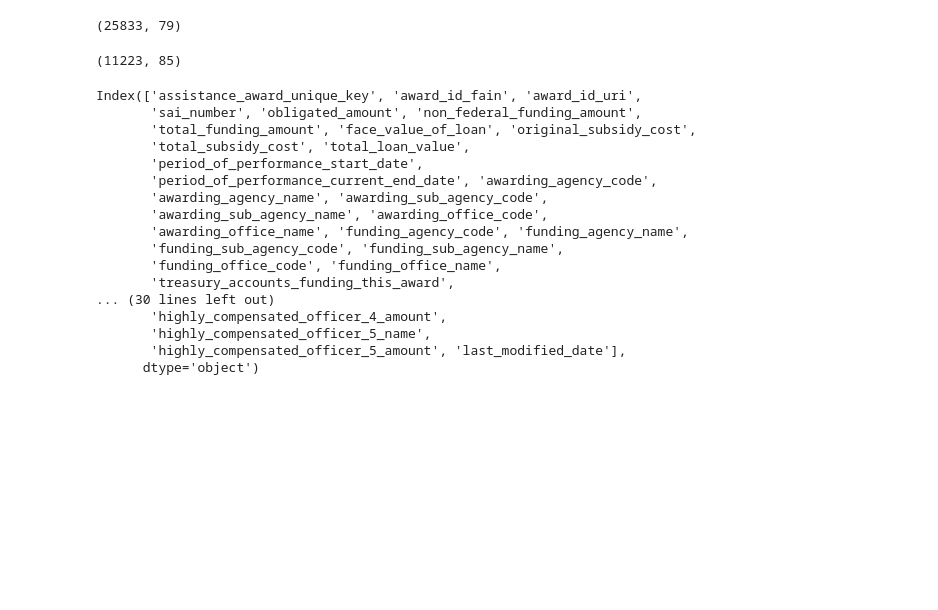
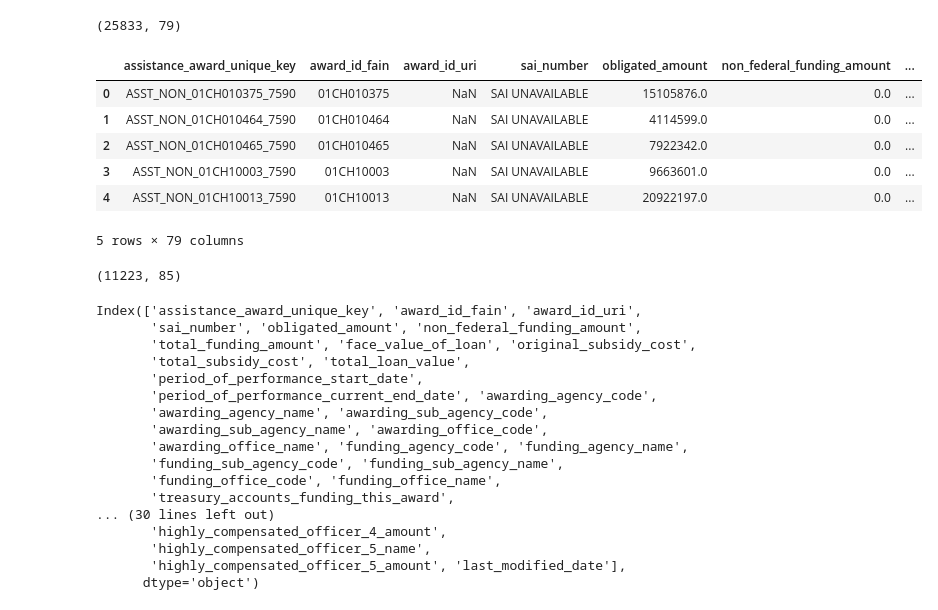
Before and after one commit to pdebree/CS506-Project, a Jupyter notebook: usaspending_cleaning.ipynb, the cells around one changed output. Saved outputs shown, nothing was run; the diff lists cells and outputs as text; code cells hidden in the pictures; blank space fills up the shorter version.

```diff
--- a/usaspending_cleaning.ipynb
+++ b/usaspending_cleaning.ipynb
@@ -8,6 +8,16 @@ sub_unpro = pd.read_csv("data_119/all_assistance_subawards_1.csv")
 prime_unpro.shape
 # %% [output]
 (25833, 79)
+# %%
+prime_unpro.head()
+# %% [output]
+|  | assistance_award_unique_key | award_id_fain | award_id_uri | sai_number | obligated_amount | non_federal_funding_amount | ... |
+| 0 | ASST_NON_01CH010375_7590 | 01CH010375 | NaN | SAI UNAVAILABLE | 15105876.0 | 0.0 | ... |
+| 1 | ASST_NON_01CH010464_7590 | 01CH010464 | NaN | SAI UNAVAILABLE | 4114599.0 | 0.0 | ... |
+| 2 | ASST_NON_01CH010465_7590 | 01CH010465 | NaN | SAI UNAVAILABLE | 7922342.0 | 0.0 | ... |
+| 3 | ASST_NON_01CH10003_7590 | 01CH10003 | NaN | SAI UNAVAILABLE | 9663601.0 | 0.0 | ... |
+| 4 | ASST_NON_01CH10013_7590 | 01CH10013 | NaN | SAI UNAVAILABLE | 20922197.0 | 0.0 | ... |
+5 rows × 79 columns
 # %%
 sub_unpro.shape
 # %% [output]
```
Also changed, not shown: parts of 10 cells of this notebook, 3 other files.
